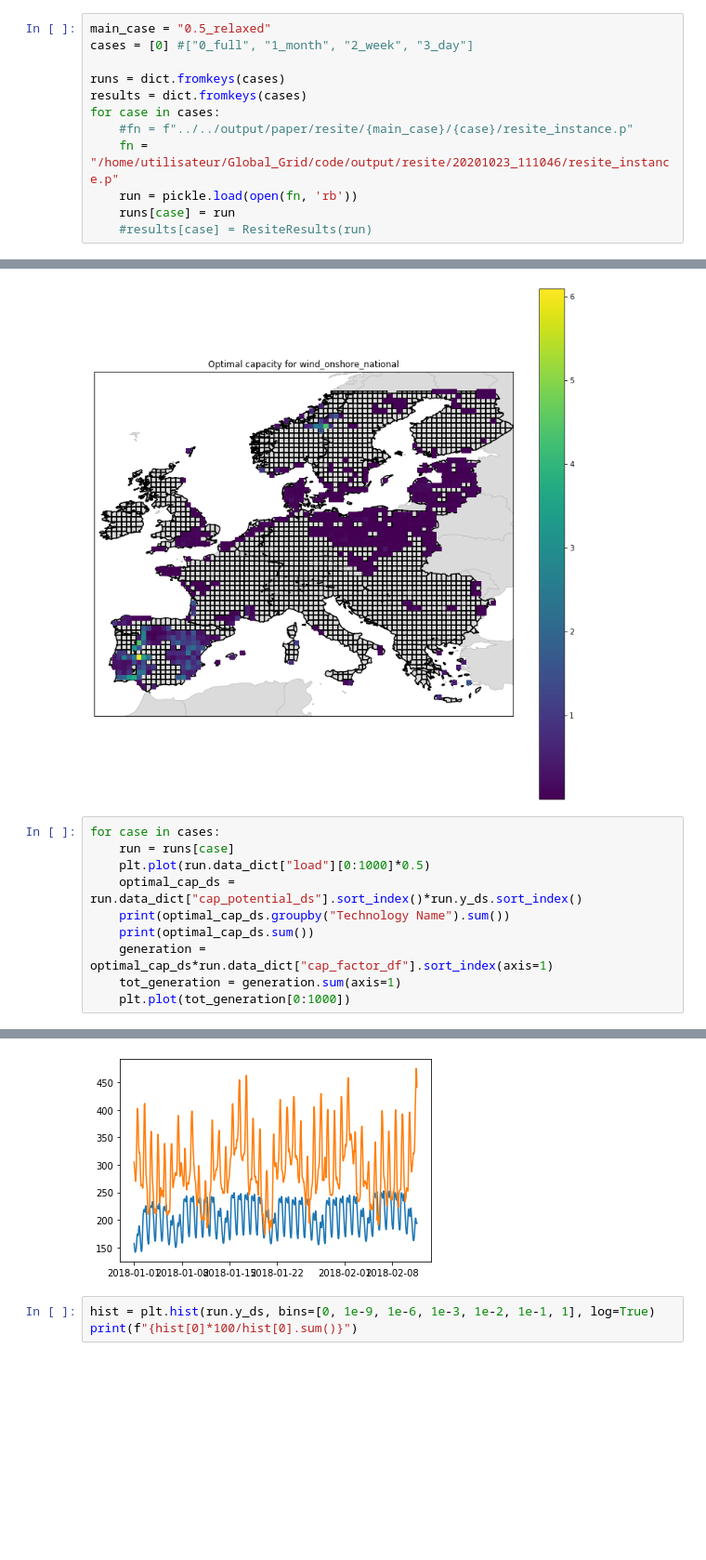
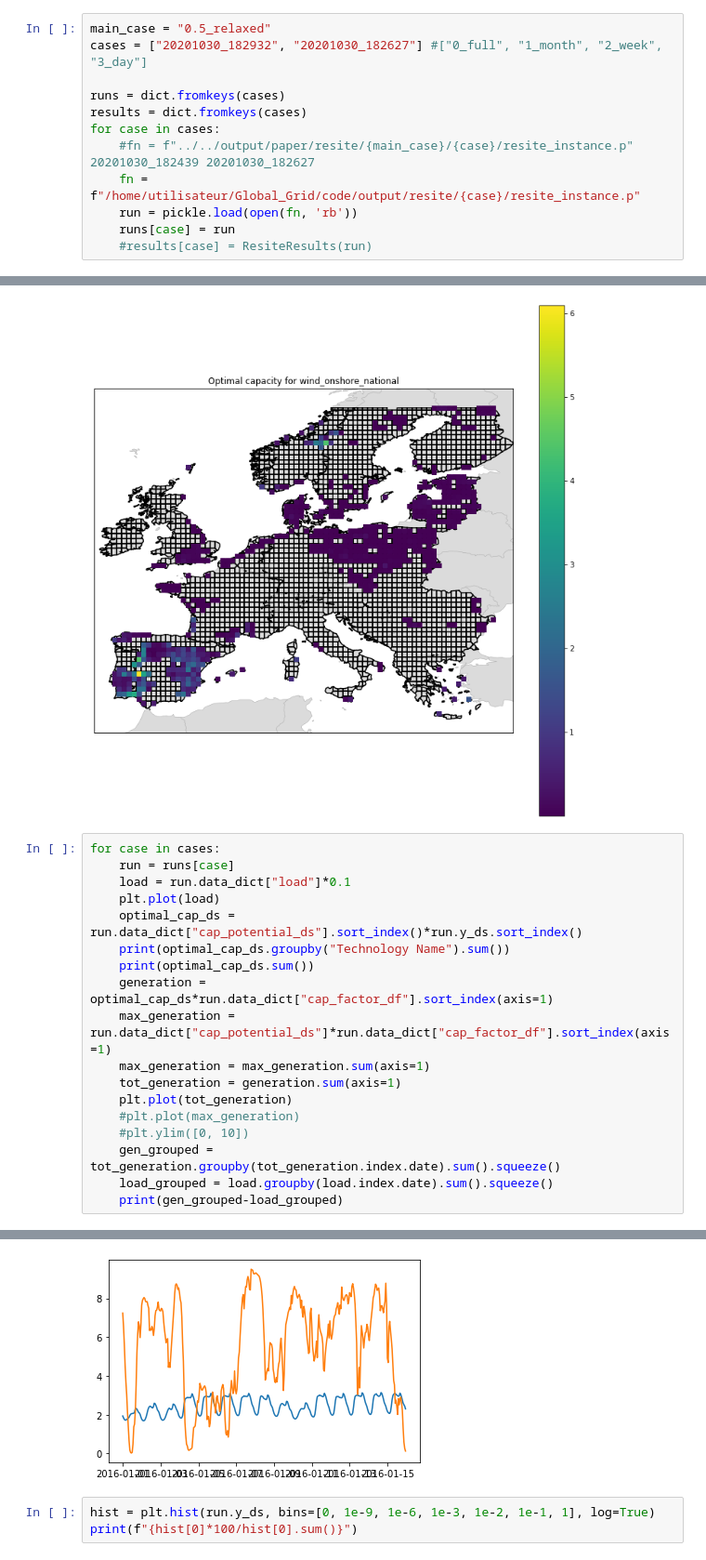
Before and after one commit to montefesp/resite, a Jupyter notebook: analysis.ipynb, the cells around one changed output, grey strips where cells are left out. Shown: that part at 93% size. Cells and saved outputs as stored; diff of their text form; blank space fills up the shorter version.

```diff
--- a/analysis.ipynb
+++ b/analysis.ipynb
@@ -12,13 +10,13 @@ ModuleNotFoundError: No module named 'pyggrid'
 ### Load results
 # %%
 main_case = "0.5_relaxed"
-cases = [0] #["0_full", "1_month", "2_week", "3_day"]
+cases = ["20201030_182932", "20201030_182627"] #["0_full", "1_month", "2_week", "3_day"]
 
 runs = dict.fromkeys(cases)
 results = dict.fromkeys(cases)
 for case in cases:
-    #fn = f"../../output/paper/resite/{main_case}/{case}/resite_instance.p"
-    fn = "/home/utilisateur/Global_Grid/code/output/resite/20201023_111046/resite_instance.p"
+    #fn = f"../../output/paper/resite/{main_case}/{case}/resite_instance.p" 20201030_182439 20201030_182627
+    fn = f"/home/utilisateur/Global_Grid/code/output/resite/{case}/resite_instance.p"
     run = pickle.load(open(fn, 'rb'))
     runs[case] = run
     #results[case] = ResiteResults(run)
@@ -65,12 +78,20 @@ for case in cases[3:4]:
 # %%
 for case in cases:
     run = runs[case]
-    plt.plot(run.data_dict["load"][0:1000]*0.5)
+    load = run.data_dict["load"]*0.1
+    plt.plot(load)
     optimal_cap_ds = run.data_dict["cap_potential_ds"].sort_index()*run.y_ds.sort_index()
     print(optimal_cap_ds.groupby("Technology Name").sum())
     print(optimal_cap_ds.sum())
     generation = optimal_cap_ds*run.data_dict["cap_factor_df"].sort_index(axis=1)
+    max_generation = run.data_dict["cap_potential_ds"]*run.data_dict["cap_factor_df"].sort_index(axis=1)
+    max_generation = max_generation.sum(axis=1)
     tot_generation = generation.sum(axis=1)
-    plt.plot(tot_generation[0:1000])
+    plt.plot(tot_generation)
+    #plt.plot(max_generation)
+    #plt.ylim([0, 10])
+    gen_grouped = tot_generation.groupby(tot_generation.index.date).sum().squeeze()
+    load_grouped = load.groupby(load.index.date).sum().squeeze()
+    print(gen_grouped-load_grouped)
 # %% [output]
 Technology Name
@@ -83,4 +114,4 @@ dtype: float64
-[figure, old version]
+[figure, new version]
 # %%
 hist = plt.hist(run.y_ds, bins=[0, 1e-9, 1e-6, 1e-3, 1e-2, 1e-1, 1], log=True)
 print(f"{hist[0]*100/hist[0].sum()}")
```
Also changed, not shown: parts of 3 cells of this notebook, 4 other files.
